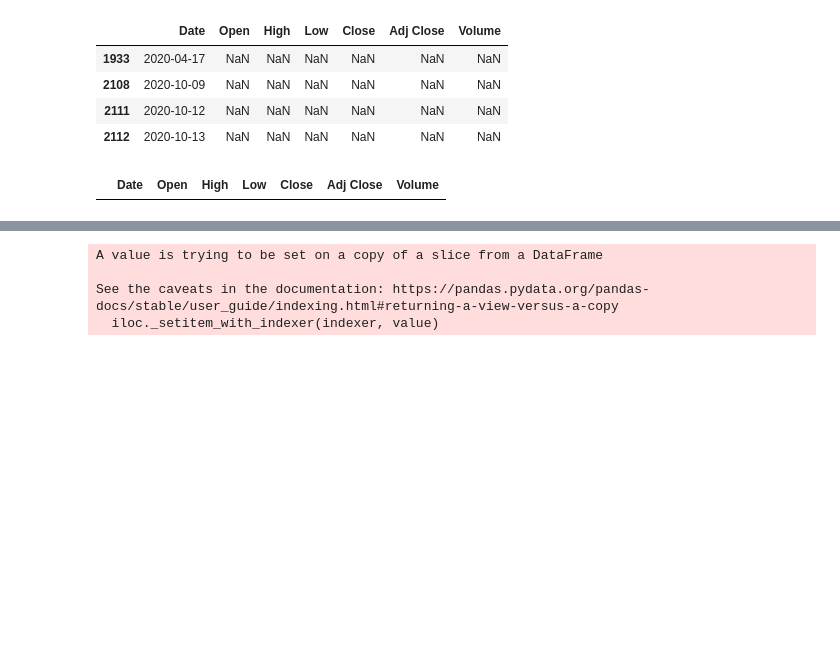
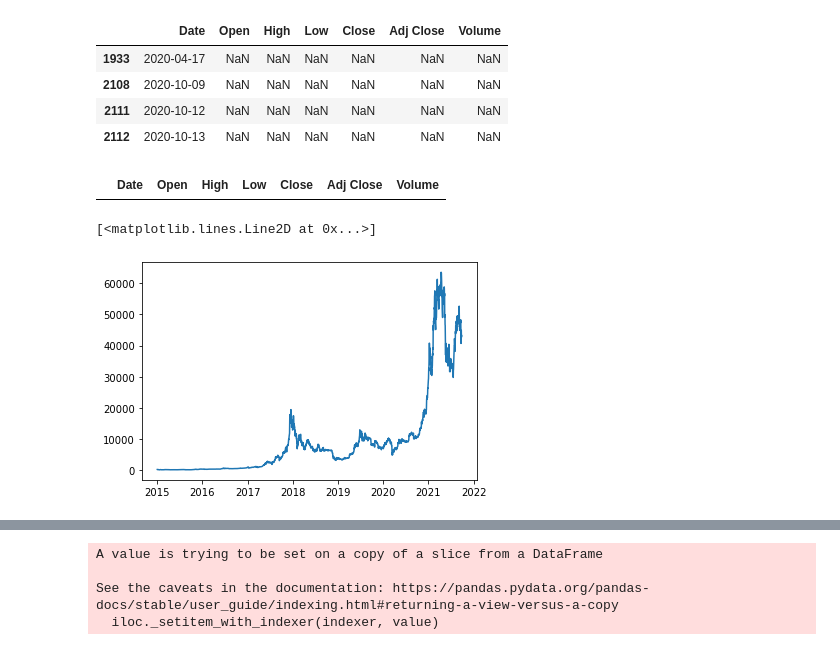
Before and after one commit to jquibla/Crypto_Predictor, a Jupyter notebook: bitcoin_proc_data_gen.ipynb, the cells around one changed output, grey strips where cells are left out. Saved outputs shown, nothing was run; the diff lists cells and outputs as text; code cells hidden in the pictures; blank space fills up the shorter version.

```diff
--- a/bitcoin_proc_data_gen.ipynb
+++ b/bitcoin_proc_data_gen.ipynb
@@ -40 +41,7 @@ btc_hist_m['Date']=pd.to_datetime(arg=btc_hist_m['Date'],format='%Y-%m-%d')
 btc_hist_m = btc_hist_m.drop(labels=['Open','High','Low','Adj Close'], axis=1)
+# %%
+#Let's take a look at the data
+plt.plot(btc_hist_m['Date'], btc_hist_m['Close'])
+# %% [output]
+[<matplotlib.lines.Line2D at 0x...>]
+[figure, added]
```
Also changed, not shown: parts of 20 cells of this notebook, 6 other files.
